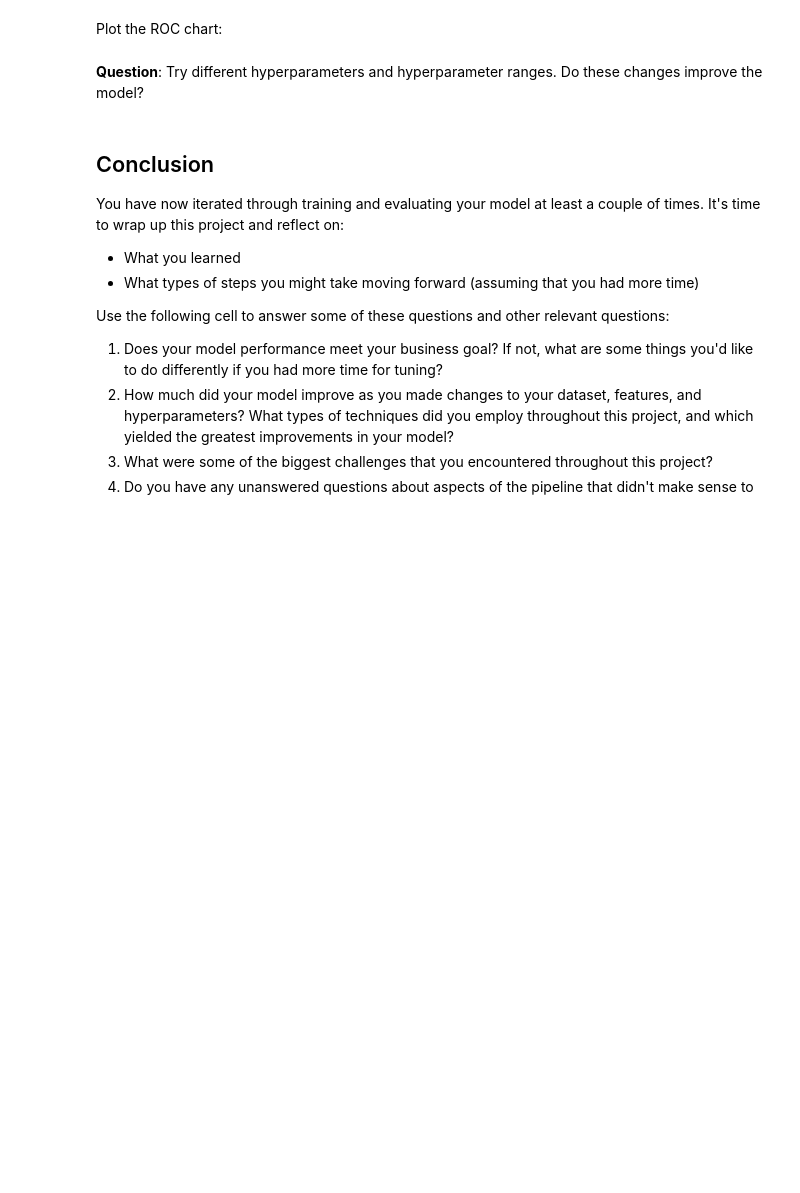
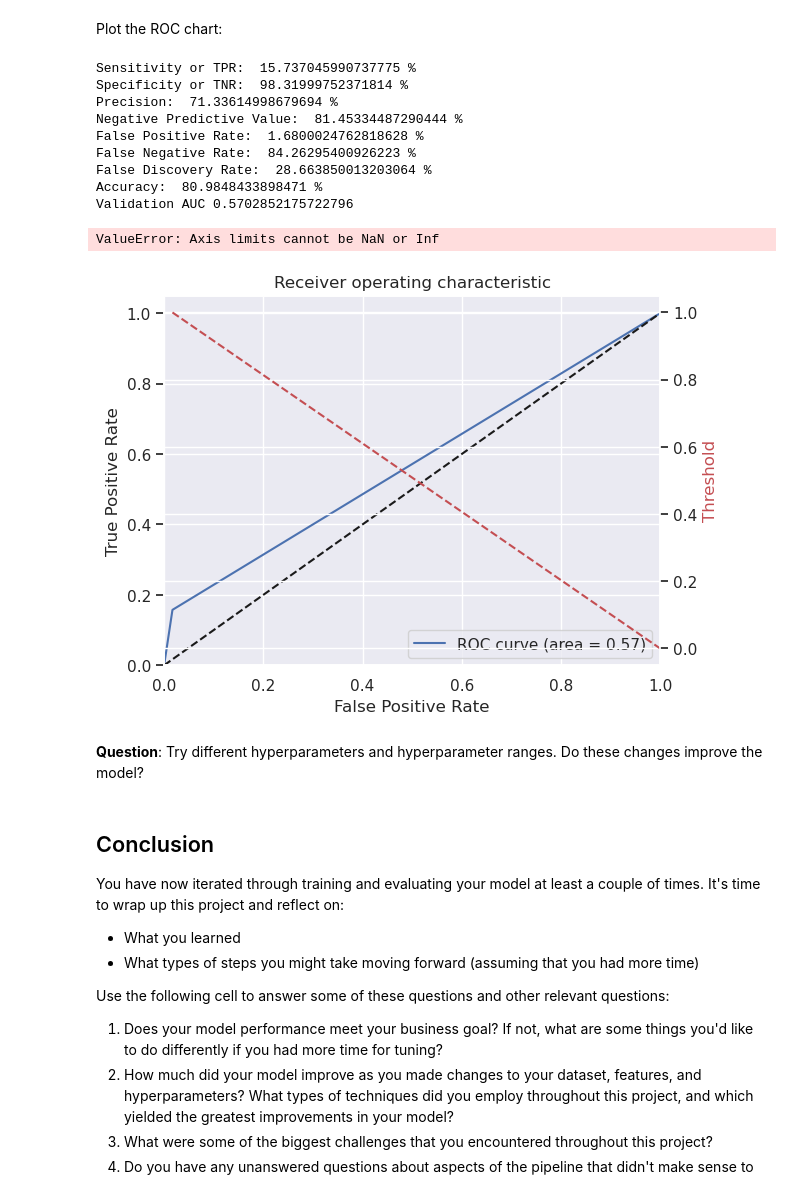
Before and after one commit to Ajia-code/AWS-Machine-Learning-, a Jupyter notebook: Flight_Delay-Student.ipynb, the cells around one changed output. Cells and saved outputs as stored; diff of their text form; code cells hidden in the pictures; blank space fills up the shorter version.

```diff
--- a/Flight_Delay-Student.ipynb
+++ b/Flight_Delay-Student.ipynb
@@ -1851,7 +1927,21 @@ Plot a confusion matrix for your `target_predicted` and `test_labels`.
 # %% [markdown]
 Plot the ROC chart:
 # %%
-# Enter your code here
+plot_roc(test_labels, target_predicted)
+
+#Enter your code here
+# %% [output]
+Sensitivity or TPR:  15.737045990737775 %
+Specificity or TNR:  98.31999752371814 %
+Precision:  71.33614998679694 %
+Negative Predictive Value:  81.45334487290444 %
+False Positive Rate:  1.6800024762818628 %
+False Negative Rate:  84.26295400926223 %
+False Discovery Rate:  28.663850013203064 %
+Accuracy:  80.9848433898471 %
+Validation AUC 0.5702852175722796
+ValueError: Axis limits cannot be NaN or Inf
+[figure, added]
 # %% [markdown]
 **Question**: Try different hyperparameters and hyperparameter ranges. Do these changes improve the model?
 # %% [markdown]
```
Also changed, not shown: parts of 9 cells of this notebook.
